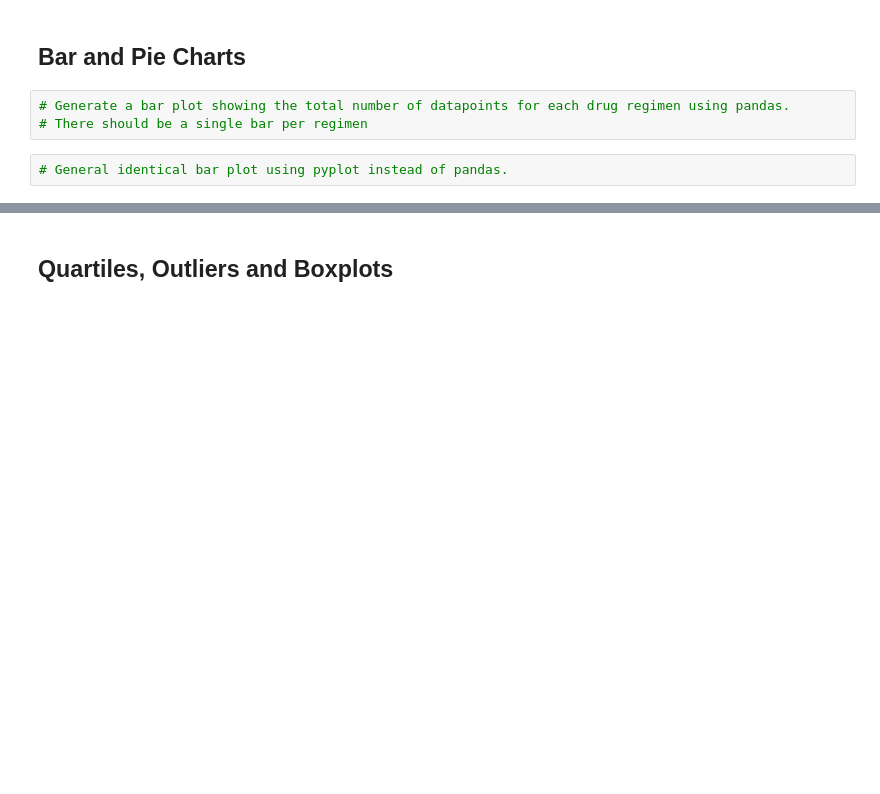
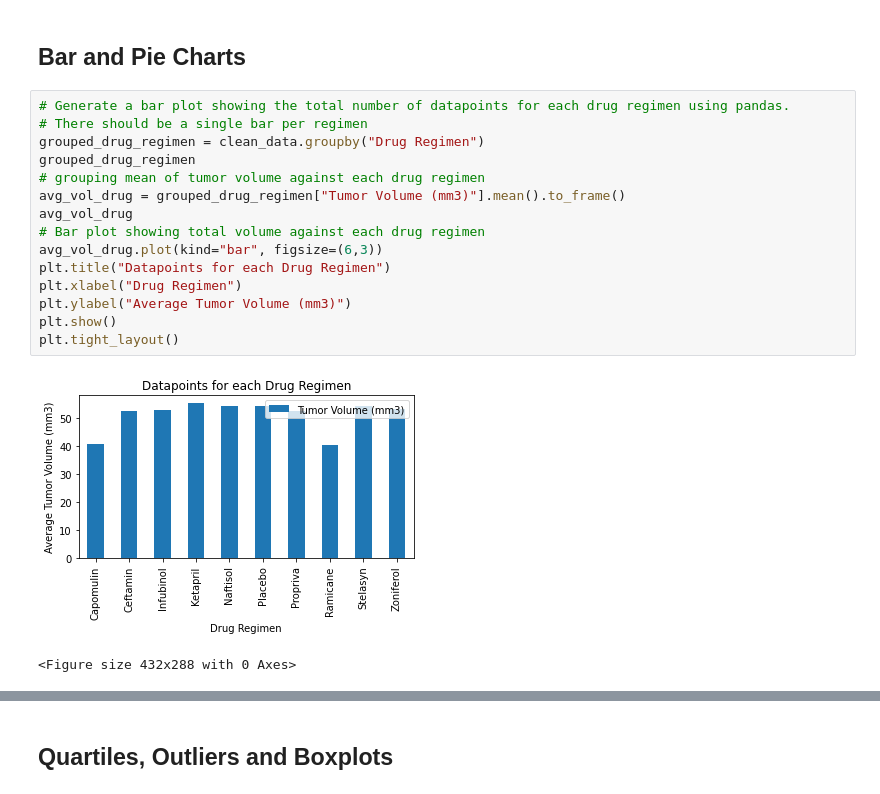
Before and after one commit to shreeniv/matplotlib-challenge, a Jupyter notebook: Pymaceuticals/pymaceuticals_starter.ipynb, the cells around one changed output, grey strips where cells are left out. Saved outputs shown, nothing was run; the diff lists cells and outputs as text; blank space fills up the shorter version.

```diff
--- a/Pymaceuticals/pymaceuticals_starter.ipynb
+++ b/Pymaceuticals/pymaceuticals_starter.ipynb
@@ -60,5 +92,18 @@ distinct_mouse_id
 # %%
 # Generate a bar plot showing the total number of datapoints for each drug regimen using pandas.
 # There should be a single bar per regimen
+grouped_drug_regimen = clean_data.groupby("Drug Regimen")
+grouped_drug_regimen
+# grouping mean of tumor volume against each drug regimen
+avg_vol_drug = grouped_drug_regimen["Tumor Volume (mm3)"].mean().to_frame()
+avg_vol_drug
+# Bar plot showing total volume against each drug regimen
+avg_vol_drug.plot(kind="bar", figsize=(6,3))
+plt.title("Datapoints for each Drug Regimen")
+plt.xlabel("Drug Regimen")
+plt.ylabel("Average Tumor Volume (mm3)")
+plt.show()
+plt.tight_layout()
+# %% [output]
+[figure, added]
+<Figure size 432x288 with 0 Axes>
-# %%
-# General identical bar plot using pyplot instead of pandas.
```
Also changed, not shown: parts of 16 cells of this notebook.
